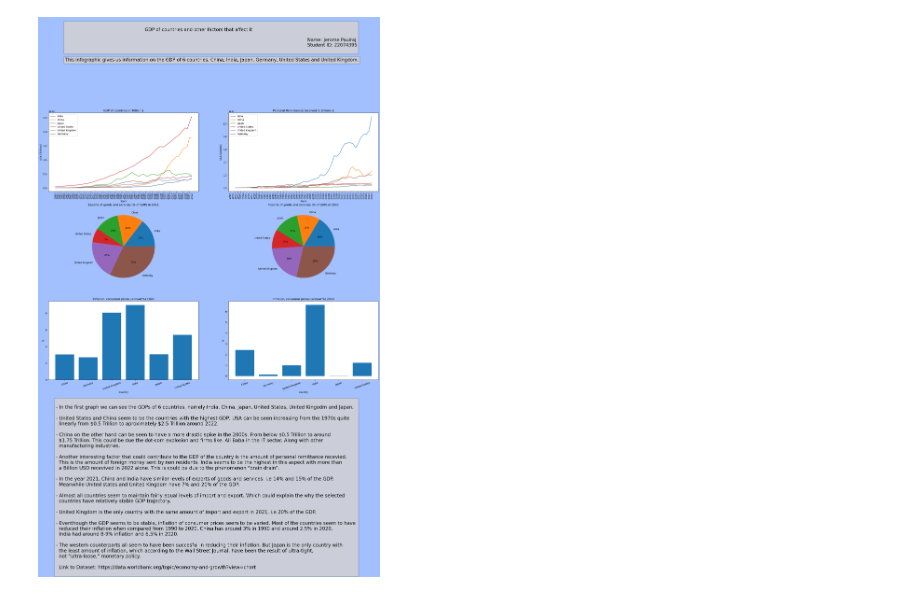
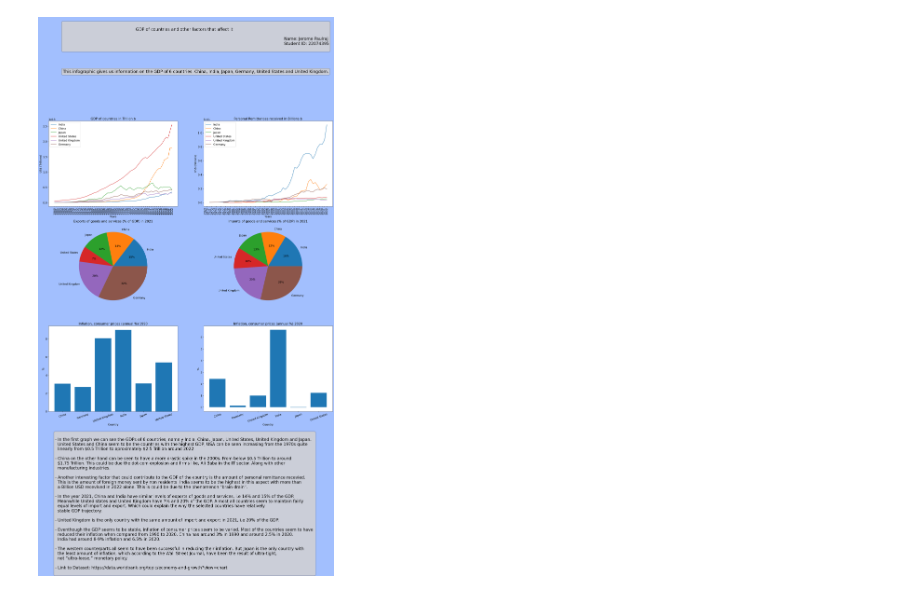
Before and after one commit to jerome-p/DHV_infographics_project, a Jupyter notebook: 22074395.ipynb, the cells around one changed output. Cells and saved outputs as stored; diff of their text form; code cells hidden in the pictures.

Commit message:
Tried to fix image, image is still too big. Replaced plt.savefig wiht plt.show. Set label fontsizes, corrected spelling errors and comments

```diff
--- a/22074395.ipynb
+++ b/22074395.ipynb
@@ -10,10 +10,8 @@ def load_data(dataset, country_list):
     interest. Returns two dataframes one with the years as columns and the
     other country names as columns.
 
-    Parameters
-    ----------
-    dataset : .csv file
-    country_list : List
+    Returns: DataFrame and Transposed DataFrame.
+
     """
     # skipping first 4 rows, as they contain non essential data.
     world_bank_df = pd.read_csv(dataset, skiprows=4)
@@ -37,15 +35,6 @@ def create_line_plot(data, countries, indicator, xlabel, ylabel, title):
     This function generates line plots for the given dataframe for a particular
     indicator in the world bank dataset. It also requires a list of country
     names.
-    Parameters
-    ----------
-    data : TYPE
-    countries : TYPE
-    indicator : TYPE
-    xlabel : TYPE
-    ylabel : TYPE
-    title : TYPE
-
     Returns None
     """
     # Iterating over the list of countries
@@ -74,15 +63,7 @@ def create_line_plot(data, countries, indicator, xlabel, ylabel, title):
 def create_pie_chart(data, year, countries, indicator, title):
     """
     Creates a pie chart for the specified year. Uses the dataframe plot
-    function create a pie chart for a list of countries
-    and a specific indicator.
-
-    Parameters
-    ----------
-    data : Pandas DataFrame
-    year : String
-    countries : List
-    indicator : string
+    function for a list of countries and the specified indicator.
 
     Returns None
     """
@@ -120,9 +101,7 @@ def create_pie_chart(data, year, countries, indicator, title):
 
 def create_bar_graph(data, year, indicator, title):
     """
-    This function generates a bar plot of the Population growth (annual %)
-    for the countries specified in the country_list variable. For a given year
-
+    This function creates a bar plot of the given indicator, for a given year.
     Returns None
     """
 
@@ -151,10 +130,12 @@ data, dataT = load_data(
     'economy_growth.csv',
     countries)
 
+# Setting figure size
+fig = plt.figure(figsize=[25,20])
+#Setting font size for labels and titles
+plt.rcParams.update({'font.size': 13})
 
-fig = plt.figure(figsize=[25,20])
-#plt.rcParams.update({'font.size': 15})
-
+#Creating the header/title for infographic
 plt.subplot(711)
 props = dict(boxstyle='round', facecolor='wheat', alpha=0.5)
 
@@ -166,8 +147,8 @@ textstr = """
  """
 t = "This infographic gives us information on the GDP of 6 countries, China, India, Japan, Germany, United States and United Kingdom."
 plt.axis('off')
-plt.text(0.05, 0.95, textstr, bbox=props,fontsize=19, verticalalignment='top')
-plt.text(0.05, 0.50, t, bbox=props,fontsize=19, verticalalignment='top')
+plt.text(0.05, 0.95, textstr, bbox=props,fontsize=20, verticalalignment='top')
+plt.text(0.05, 0.40, t, bbox=props,fontsize=20, verticalalignment='top')
 
 plt.subplot(723)
 
@@ -231,50 +212,49 @@ create_bar_graph(
 
 
 
-plt.subplot(7,2,9)
+plt.subplot(729)
 props = dict(boxstyle='round', facecolor='wheat', alpha=0.5)
 
 textstr = """
-- In the first graph we can see the GDPs of 6 countries, namely India, China, Japan, United States, United Kingodm and Japan.
-
-- United States and China seem to be the countries with the highest GDP, USA can be seen increasing from the 1970s quite
+- In the first graph we can see the GDPs of 6 countries, namely India, China, Japan, United States, United Kingdom and Japan.
+  United States and China seem to be the countries with the highest GDP, USA can be seen increasing from the 1970s quite
   linearly from \$0.5 Trillion to aproximately \$2.5 Trillion around 2022.
 
 - China on the other hand can be seen to have a more drastic spike in the 2000s. From below \$0.5 Trillion to around
   \$1.75 Trillion. This could be due the dot-com explosion and firms like, Ali Baba in the IT sector. Along with other
   manufacturing industries.
 
 - Another interesting factor that could contribute to the GDP of the country is the amount of personal remittance recevied.
   This is the amount of foreign money sent by non residents. India seems to be the highest in this aspect with more than
   a Billion USD recevived in 2022 alone. This is could be due to the phenomenon "brain drain".
 
 - In the year 2021, China and India have similar levels of exports of goods and services. i.e 14% and 15% of the GDP.
-  Meanwhile United states and United Kingdom have 7% and 20% of the GDP.
-
-- Almost all countries seem to maintain fairly equal levels of import and export. Which could explain the why the selected
-  countries have relatively stable GDP trajectory.
+  Meanwhile United states and United Kingdom have 7% and 20% of the GDP. Almost all countries seem to maintain fairly
+  equal levels of import and export. Which could explain the why the selected countries have relatively
+  stable GDP trajectory.
 
 - United Kingdom is the only country with the same amount of import and export in 2021, i.e 20% of the GDP.
 
 - Eventhough the GDP seems to be stable, inflation of consumer prices seem to be varied. Most of the countries seem to have
   reduced their inflation when compared from 1990 to 2020. China has around 3% in 1990 and around 2.5% in 2020.
   India had around 8-9% inflation and 6.5% in 2020.
 
-- The western counterparts all seem to have been succesful in reducing their inflation. But Japan is the only country with
+- The western counterparts all seem to have been successful in reducing their inflation. But Japan is the only country with
   the least amount of inflation, which according to the Wall Street Journal, have been the result of ultra-tight,
   not “ultra-loose,” monetary policy.
 
-  Link to Dataset: https://data.worldbank.org/topic/economy-and-growth?view=chart
+- Link to Dataset: https://data.worldbank.org/topic/economy-and-growth?view=chart
  """
 
 
 plt.text(0.05, 0.95, textstr, fontsize=20,bbox=props,verticalalignment='top')
-plt.subplots_adjust(top = 2)
+plt.subplots_adjust(top=2.5)
 
 plt.axis('off')
 
 fig.patch.set_facecolor('xkcd:pastel blue')
 
-plt.savefig('22074395.png', bbox_inches='tight', dpi=300)
+#plt.savefig('22074395.png', bbox_inches='tight', dpi=300)
+plt.show()
 # %% [output]
-[figure, old version]
+[figure, new version]
```
Also changed, not shown: 1 other file.
